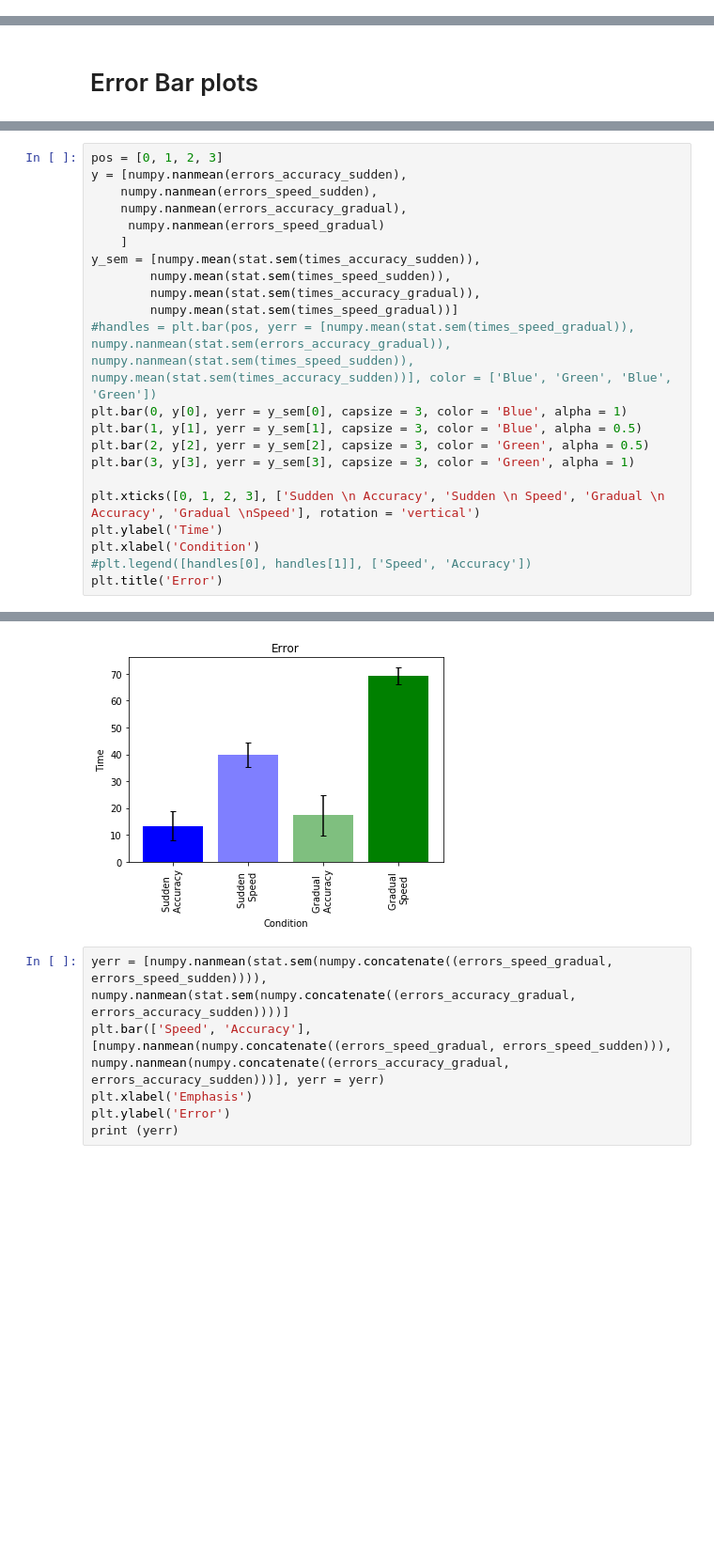
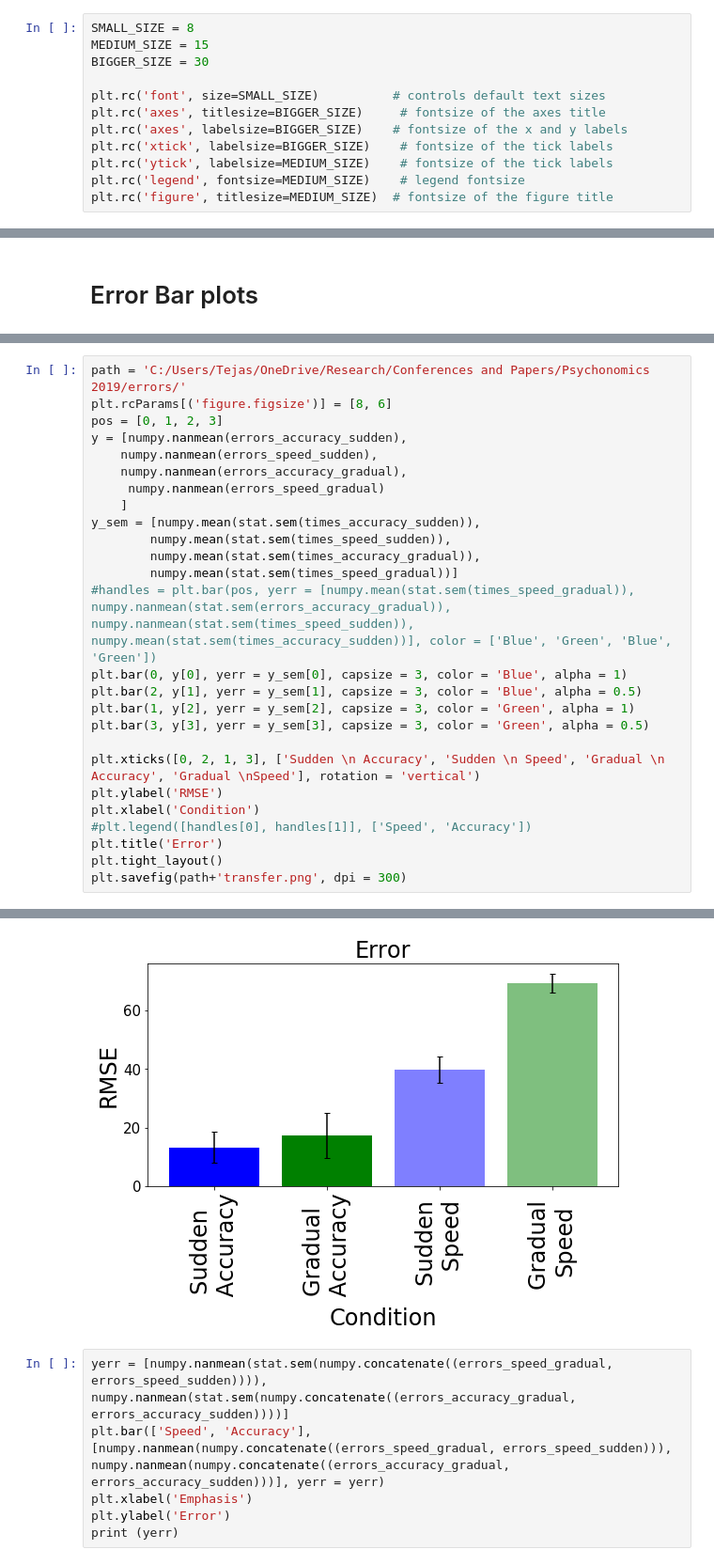
Before and after one commit to tejas-savalia/Lab-Codes, a Jupyter notebook: Psychtoolbox/Visuomotor Adaptation/python_scripts/analyses.ipynb, the cells around one changed output, grey strips where cells are left out. Shown at 94% size. Saved outputs shown, nothing was run; the diff lists cells and outputs as text; blank space fills up the shorter version.

```diff
--- a/Psychtoolbox/Visuomotor Adaptation/python_scripts/analyses.ipynb
+++ b/Psychtoolbox/Visuomotor Adaptation/python_scripts/analyses.ipynb
@@ -11,6 +11,18 @@ import statsmodels.formula.api as smf
 from multiprocessing import Pool
 from scipy import stats
 import math
+# %%
+SMALL_SIZE = 8
+MEDIUM_SIZE = 15
+BIGGER_SIZE = 30
+
+plt.rc('font', size=SMALL_SIZE)          # controls default text sizes
+plt.rc('axes', titlesize=BIGGER_SIZE)     # fontsize of the axes title
+plt.rc('axes', labelsize=BIGGER_SIZE)    # fontsize of the x and y labels
+plt.rc('xtick', labelsize=BIGGER_SIZE)    # fontsize of the tick labels
+plt.rc('ytick', labelsize=MEDIUM_SIZE)    # fontsize of the tick labels
+plt.rc('legend', fontsize=MEDIUM_SIZE)    # legend fontsize
+plt.rc('figure', titlesize=MEDIUM_SIZE)  # fontsize of the figure title
 # %% [markdown]
 # Lineplots first!
 ## Odd is Accuracy Even is Speed
@@ -225,4 +241,6 @@ plt.xlabel('Condition')
 # %%
+path = 'C:/Users/Tejas/OneDrive/Research/Conferences and Papers/Psychonomics 2019/errors/'
+plt.rcParams[('figure.figsize')] = [8, 6]
 pos = [0, 1, 2, 3]
 y = [numpy.nanmean(errors_accuracy_sudden),
     numpy.nanmean(errors_speed_sudden),
@@ -235,13 +253,15 @@ y_sem = [numpy.mean(stat.sem(times_accuracy_sudden)),
         numpy.mean(stat.sem(times_speed_gradual))]
 #handles = plt.bar(pos, yerr = [numpy.mean(stat.sem(times_speed_gradual)), numpy.nanmean(stat.sem(errors_accuracy_gradual)), numpy.nanmean(stat.sem(times_speed_sudden)), numpy.mean(stat.sem(times_accuracy_sudden))], color = ['Blue', 'Green', 'Blue', 'Green'])
 plt.bar(0, y[0], yerr = y_sem[0], capsize = 3, color = 'Blue', alpha = 1)
-plt.bar(1, y[1], yerr = y_sem[1], capsize = 3, color = 'Blue', alpha = 0.5)
-plt.bar(2, y[2], yerr = y_sem[2], capsize = 3, color = 'Green', alpha = 0.5)
-plt.bar(3, y[3], yerr = y_sem[3], capsize = 3, color = 'Green', alpha = 1)
+plt.bar(2, y[1], yerr = y_sem[1], capsize = 3, color = 'Blue', alpha = 0.5)
+plt.bar(1, y[2], yerr = y_sem[2], capsize = 3, color = 'Green', alpha = 1)
+plt.bar(3, y[3], yerr = y_sem[3], capsize = 3, color = 'Green', alpha = 0.5)
 
-plt.xticks([0, 1, 2, 3], ['Sudden \n Accuracy', 'Sudden \n Speed', 'Gradual \n Accuracy', 'Gradual \nSpeed'], rotation = 'vertical')
-plt.ylabel('Time')
+plt.xticks([0, 2, 1, 3], ['Sudden \n Accuracy', 'Sudden \n Speed', 'Gradual \n Accuracy', 'Gradual \nSpeed'], rotation = 'vertical')
+plt.ylabel('RMSE')
 plt.xlabel('Condition')
 #plt.legend([handles[0], handles[1]], ['Speed', 'Accuracy'])
 plt.title('Error')
+plt.tight_layout()
+plt.savefig(path+'transfer.png', dpi = 300)
 # %% [output]
@@ -249,4 +268,4 @@ Text(0.5,1,'Error')
-[figure, old version]
+[figure, new version]
 # %%
 yerr = [numpy.nanmean(stat.sem(numpy.concatenate((errors_speed_gradual, errors_speed_sudden)))), numpy.nanmean(stat.sem(numpy.concatenate((errors_accuracy_gradual, errors_accuracy_sudden))))]
 plt.bar(['Speed', 'Accuracy'], [numpy.nanmean(numpy.concatenate((errors_speed_gradual, errors_speed_sudden))), numpy.nanmean(numpy.concatenate((errors_accuracy_gradual, errors_accuracy_sudden)))], yerr = yerr)
```
Also changed, not shown: parts of 9 cells of this notebook, 6 other files.
